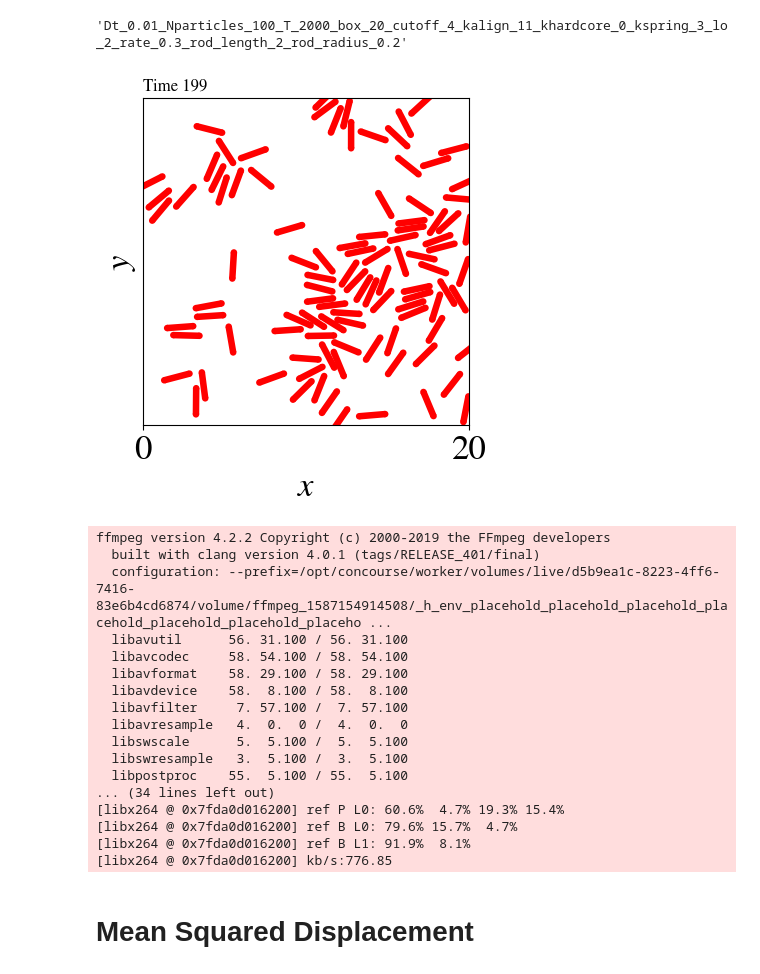
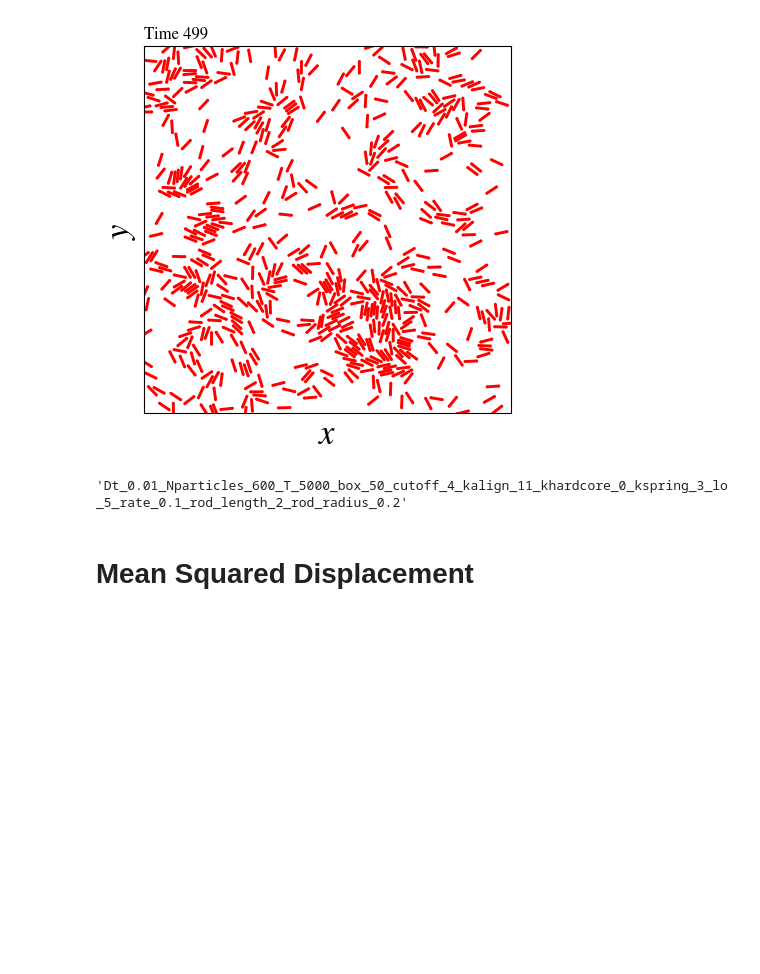
Before and after one commit to jannesantana/bacteria, a Jupyter notebook: 2d_model/rod_shaped/rods_tw_analysis.ipynb, the cells around one changed output. Drawn from its saved outputs; the diff is of its cells as text; code cells hidden in the pictures; blank space fills up the shorter version.

```diff
--- a/2d_model/rod_shaped/rods_tw_analysis.ipynb
+++ b/2d_model/rod_shaped/rods_tw_analysis.ipynb
@@ -113,7 +113,7 @@ def one_frame(X, Y, Theta, T0, Tf, BOX_SIZE, ROD_LENGTH=0.6, ROD_WIDTH=0.1):
         ax1.set_title(f'Time {time}', fontsize=12, loc='left')
         ax1.set_xlim(0, BOX_SIZE)
         ax1.set_ylim(0, BOX_SIZE)
-        ax1.set_xticks([0, BOX_SIZE])
+        ax1.set_xticks([])
         # ax1.set_xticklabels([0, BOX_SIZE])
         ax1.set_yticks([])
         ax1.set_xlabel(r'$x$')
@@ -156,61 +156,44 @@ def nematic_OP(Theta):
     Qy = np.mean(np.sin(2*Theta),axis=1)
     return np.sqrt(Qx**2+Qy**2),Qx,Qy
 # %%
-box=20
+box=50
 cutoff=4
-Nparticles=100
-T=2000
+Nparticles=600
+T=5000
 Dt=0.01
 rod_length=2
 rod_radius=0.2
 khardcore=0
 kspring=3
-rate=0.3
-lo=2
+rate=0.1
+lo=5
 kalign=11
 
 folder_name=f"Dt_{Dt}_Nparticles_{Nparticles}_T_{T}_box_{box}_cutoff_{cutoff}_kalign_{kalign}_khardcore_{khardcore}_kspring_{kspring}_lo_{lo}_rate_{rate}_rod_length_{rod_length}_rod_radius_{rod_radius}"
 positions_file = f"{folder_name}/particle_positions_{folder_name}.dat"
 squared_disp_file = f"{folder_name}/squared_disp_{folder_name}.dat"
 
 X,Y,Theta_b,Theta_p = np.loadtxt(positions_file, unpack=True)
 Steps = len(X)//Nparticles
 X = X.reshape((Steps, Nparticles))
 Y = Y.reshape((Steps, Nparticles))
 Theta_b = Theta_b.reshape((Steps,Nparticles))
 
 Theta_p = Theta_p.reshape((Steps,Nparticles))
 Vx,Vy,V = velocity_calc(X,Y,Dt,box)
 P,Px,Py = polar_OP(Theta_b)
 Q,Qx,Qy = nematic_OP(Theta_b)
 Time = np.arange(0,Steps)*Dt
 time,sd = np.loadtxt(squared_disp_file,unpack=True)
+one_frame(X,Y,Theta_b,Steps-1,Steps,box,rod_length,2*rod_radius)
 folder_name
 # %% [output]
+[figure, added]
-'Dt_0.01_Nparticles_100_T_2000_box_20_cutoff_4_kalign_11_khardcore_0_kspring_3_lo_2_rate_0.3_rod_length_2_rod_radius_0.2'
+'Dt_0.01_Nparticles_600_T_5000_box_50_cutoff_4_kalign_11_khardcore_0_kspring_3_lo_5_rate_0.1_rod_length_2_rod_radius_0.2'
 # %%
 
-movie_maker_capsules(folder_name,X,Y,Theta_b,0,Steps,box,rod_length,2*rod_radius,make_ffmpeg_movie=True,Tstart=0,del_pngs=True)
+movie_maker_capsules(folder_name,X,Y,Theta_b,0,200,box,rod_length,2*rod_radius,make_ffmpeg_movie=True,Tstart=0,del_pngs=True)
 # ffmpeg -r 5 -start_number 000 -i 'positions_%03d.png' -vf "crop=trunc(iw/2)*2:trunc(ih/2)*2"  -pix_fmt yuv420p movie.mp4
-# %% [output]
-[figure, removed]
-ffmpeg version 4.2.2 Copyright (c) 2000-2019 the FFmpeg developers
-  built with clang version 4.0.1 (tags/RELEASE_401/final)
-  configuration: --prefix=/opt/concourse/worker/volumes/live/d5b9ea1c-8223-4ff6-7416-83e6b4cd6874/volume/ffmpeg_1587154914508/_h_env_placehold_placehold_placehold_placehold_placehold_placehold_placeho ...
-  libavutil      56. 31.100 / 56. 31.100
-  libavcodec     58. 54.100 / 58. 54.100
-  libavformat    58. 29.100 / 58. 29.100
-  libavdevice    58.  8.100 / 58.  8.100
-  libavfilter     7. 57.100 /  7. 57.100
-  libavresample   4.  0.  0 /  4.  0.  0
-  libswscale      5.  5.100 /  5.  5.100
-  libswresample   3.  5.100 /  3.  5.100
-  libpostproc    55.  5.100 / 55.  5.100
-... (34 lines left out)
-[libx264 @ 0x7fda0d016200] ref P L0: 60.6%  4.7% 19.3% 15.4%
-[libx264 @ 0x7fda0d016200] ref B L0: 79.6% 15.7%  4.7%
-[libx264 @ 0x7fda0d016200] ref B L1: 91.9%  8.1%
-[libx264 @ 0x7fda0d016200] kb/s:776.85
 # %% [markdown]
 # Mean Squared Displacement
 # %%
```
Also changed, not shown: parts of 11 cells of this notebook, 40 other files.
